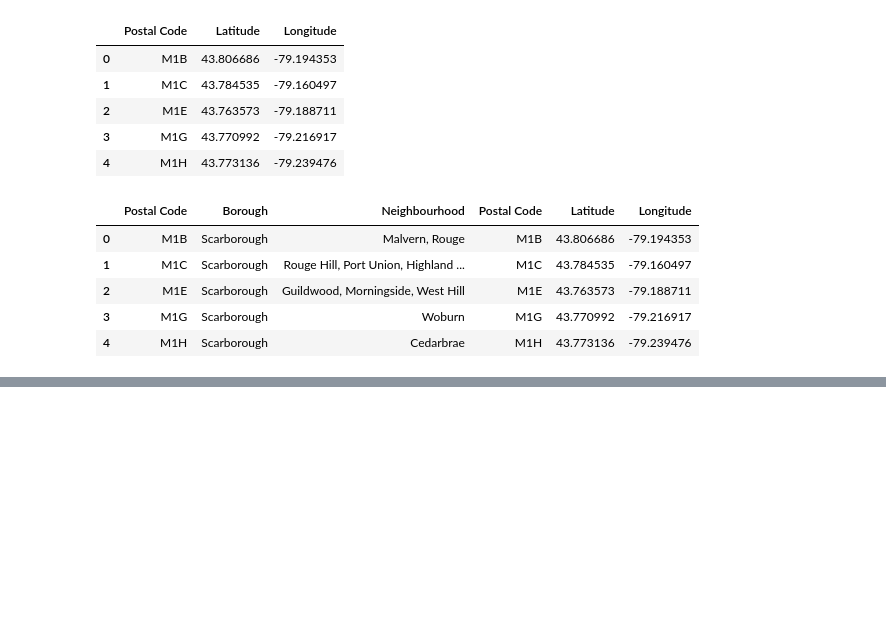
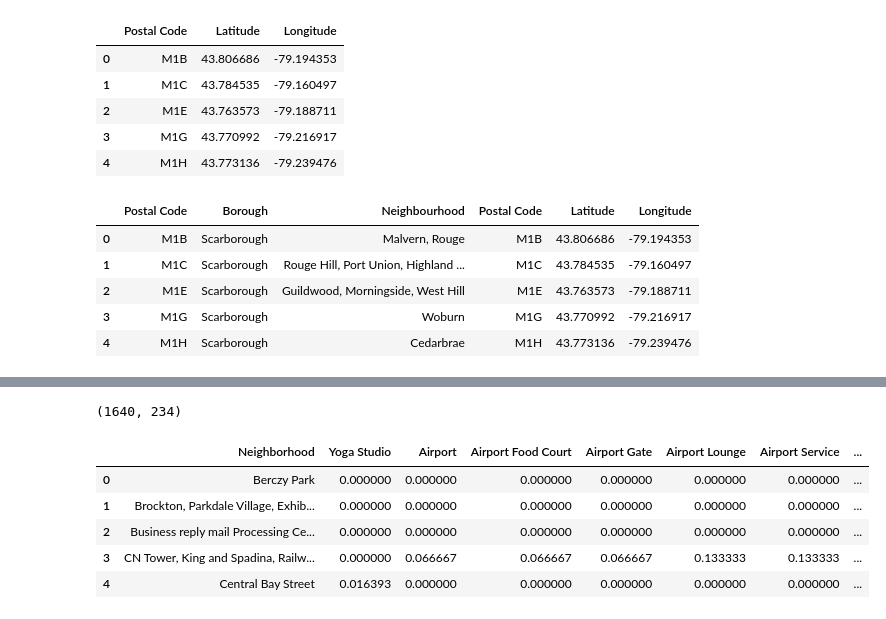
Before and after one commit to Harman585/capstone_project, a Jupyter notebook: cluster.ipynb, the cells around one changed output, grey strips where cells are left out. Saved outputs shown, nothing was run; the diff lists cells and outputs as text; code cells hidden in the pictures; blank space fills up the shorter version.

```diff
--- a/cluster.ipynb
+++ b/cluster.ipynb
@@ -271,0 +397,20 @@ fd.head()
+# %%
+def get_category_type(row):
+    try:
+        categories_list = row['categories']
+    except:
+        categories_list = row['venue.categories']
+
+    if len(categories_list) == 0:
+        return None
+    else:
+        return categories_list[0]['name']
+# %%
+venues = results['response']['groups'][0]['items']
+nearby_venues = json_normalize(venues)
+filtered_columns = ['venue.name', 'venue.categories', 'venue.location.lat', 'venue.location.lng']
+nearby_venues =nearby_venues.loc[:, filtered_columns]
+nearby_venues['venue.categories'] = nearby_venues.apply(get_category_type, axis=1)
+nearby_venues.columns = [col.split(".")[-1] for col in nearby_venues.columns]
+
+nearby_venues.head()
@@ -271,0 +465,6 @@ fd.head()
+# %%
+toronto_venues = getNearbyVenues(names=toronto_data['Neighbourhood'],
+                                   latitudes=toronto_data['Latitude'],
+                                   longitudes=toronto_data['Longitude']
+                                  )
+toronto_venues.head()
@@ -271,0 +501,7 @@ fd.head()
+# %%
+toronto_onehot = pd.get_dummies(toronto_venues[['Venue Category']], prefix="", prefix_sep="")
+toronto_onehot['Neighborhood'] = toronto_venues['Neighborhood']
+fixed_columns = [toronto_onehot.columns[-1]] + list(toronto_onehot.columns[:-1])
+toronto_onehot = toronto_onehot[fixed_columns]
+
+toronto_onehot.head()
@@ -271,0 +515,14 @@ fd.head()
+# %%
+toronto_onehot.shape
+# %% [output]
+(1640, 234)
+# %%
+toronto_grouped = toronto_onehot.groupby('Neighborhood').mean().reset_index()
+toronto_grouped.head()
+# %% [output]
+|  | Neighborhood | Yoga Studio | Airport | Airport Food Court | Airport Gate | Airport Lounge | Airport Service | ... |
+| 0 | Berczy Park | 0.000000 | 0.000000 | 0.000000 | 0.000000 | 0.000000 | 0.000000 | ... |
+| 1 | Brockton, Parkdale Village, Exhib... | 0.000000 | 0.000000 | 0.000000 | 0.000000 | 0.000000 | 0.000000 | ... |
+| 2 | Business reply mail Processing Ce... | 0.000000 | 0.000000 | 0.000000 | 0.000000 | 0.000000 | 0.000000 | ... |
+| 3 | CN Tower, King and Spadina, Railw... | 0.000000 | 0.066667 | 0.066667 | 0.066667 | 0.133333 | 0.133333 | ... |
+| 4 | Central Bay Street | 0.016393 | 0.000000 | 0.000000 | 0.000000 | 0.000000 | 0.000000 | ... |
```
Also changed, not shown: parts of 30 cells of this notebook.
